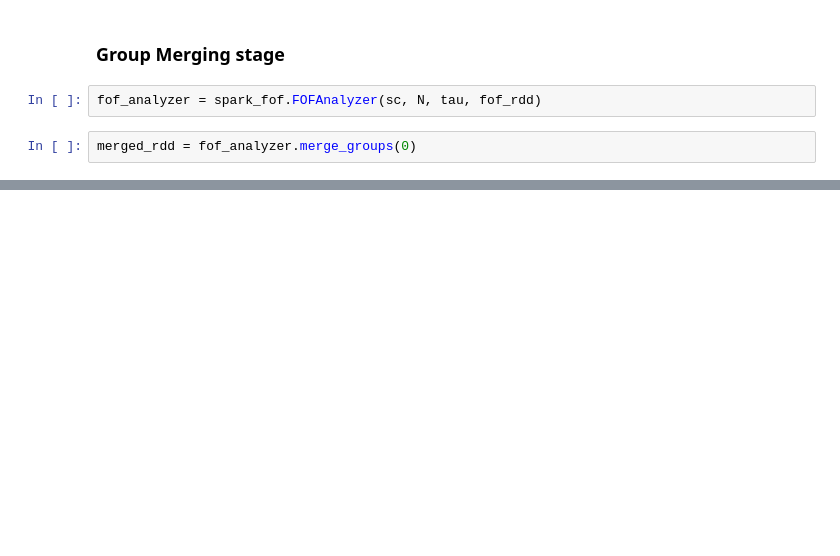
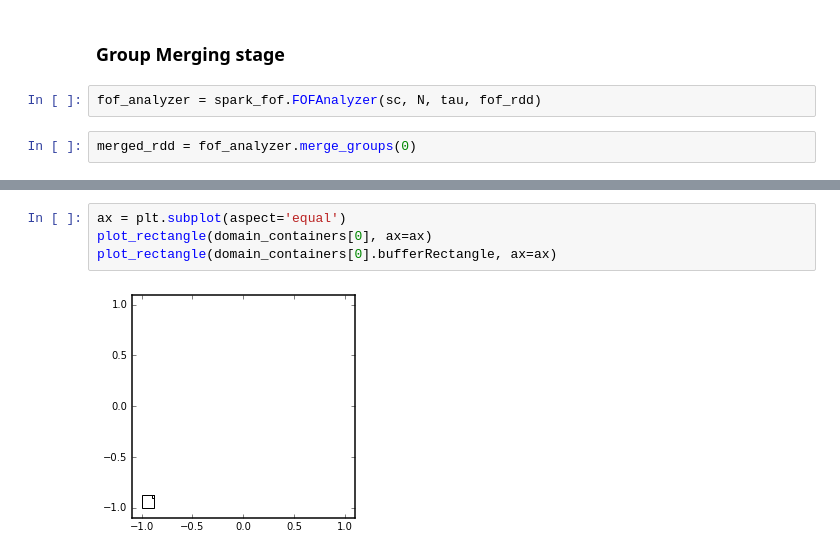
Before and after one commit to rokroskar/spark-fof, a Jupyter notebook: setting up hierarchical merge.ipynb, the cells around one changed output, grey strips where cells are left out. Cells and saved outputs as stored; diff of their text form; blank space fills up the shorter version.

```diff
--- a/setting up hierarchical merge.ipynb
+++ b/setting up hierarchical merge.ipynb
@@ -473,0 +176,6 @@ encode_gid = lambda pid, cid: np.int64(int(np.binary_repr(pid,width=32)+np.binar
+# %%
+ax = plt.subplot(aspect='equal')
+plot_rectangle(domain_containers[0], ax=ax)
+plot_rectangle(domain_containers[0].bufferRectangle, ax=ax)
+# %% [output]
+[figure, added]
```
Also changed, not shown: parts of 79 cells of this notebook, 7 other files.
